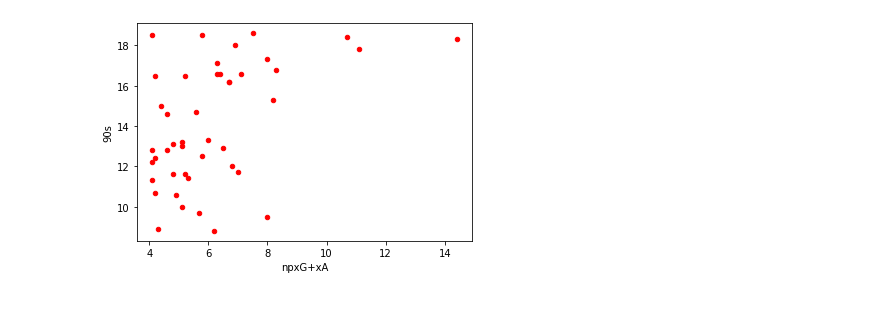
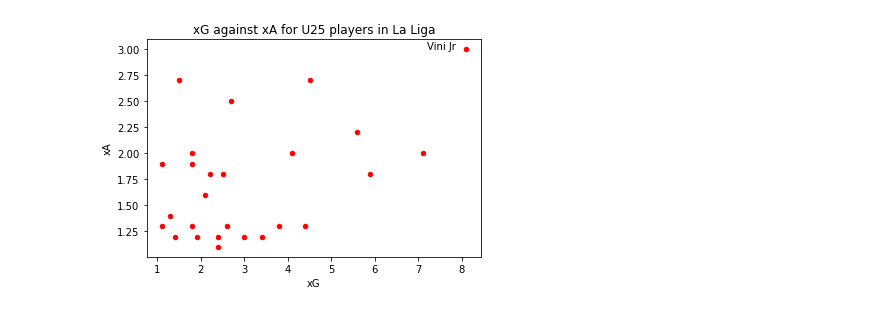
Before and after one commit to mabyan22/football_analysis, a Jupyter notebook: Notebooks/football_graph_prototype.ipynb, the cells around one changed output. Saved outputs shown, nothing was run; the diff lists cells and outputs as text; code cells hidden in the pictures.

```diff
--- a/Notebooks/football_graph_prototype.ipynb
+++ b/Notebooks/football_graph_prototype.ipynb
@@ -8,2 +23,10 @@ dataframe=pd.read_csv("player_stats.csv",sep=',', header=1)
 # %%
-dataframe=dataframe.drop(["Nation","Pos","Squad"],axis=1)
+#cleaning the data
+for i, row in dataframe.iterrows():
+    dataframe.at[i,'Age']=str(dataframe.at[i,'Age'])
+    ifor_val=dataframe.at[i,'Age'].split("-",1)
+    dataframe.at[i,'Age']=ifor_val[0]
+    dataframe.at[i,'Age']=float(dataframe.at[i,'Age'])
+for i, row in dataframe.iterrows():
+    ifor_val=dataframe.at[i,'Player'].split("\\",1)
+    dataframe.at[i,'Player']=ifor_val[0]
@@ -11,0 +33,3 @@ selectedData = dataframe.filter(['Player','90s', 'npxG+xA'], axis=1)
+# %%
+selectedData = dataframe.filter(['Player','Age','90s', 'xG','xA'], axis=1)
+selectedData
@@ -12,5 +50,6 @@ selectedData = dataframe.filter(['Player','90s', 'npxG+xA'], axis=1)
 # %%
-selectedData = selectedData[selectedData['90s'] > 7]
-selectedData = selectedData[selectedData['npxG+xA'] > 4]
-len(selectedData)
+selectedData = selectedData[selectedData['xA'] > 1]
+selectedData = selectedData[selectedData['xG'] > 1]
+selectedData = selectedData[selectedData['Age']< 26]
+selectedData
 # %% [output]
@@ -18,7 +72,0 @@ len(selectedData)
-# %%
-for i, row in selectedData.iterrows():
-    ifor_val=selectedData.at[i,'Player'].split("\\",1)
-    selectedData.at[i,'Player']=ifor_val[0]
-
-    #selectedData.at[i,'Player'] = ifor_val
-selectedData
@@ -43,5 +73,7 @@ selectedData
 # %%
-selectedData.plot(kind='scatter',x='npxG+xA',y='90s',color='red')
+selectedData.plot(kind='scatter',x='xG',y='xA',color='red')
+plt.title('xG against xA for U25 players in La Liga')
+plt.text(7.2,3,'Vini Jr')
 plt.show()
 # %% [output]
-[figure, old version]
+[figure, new version]
```
Also changed, not shown: parts of 5 cells of this notebook, 1 other file.
